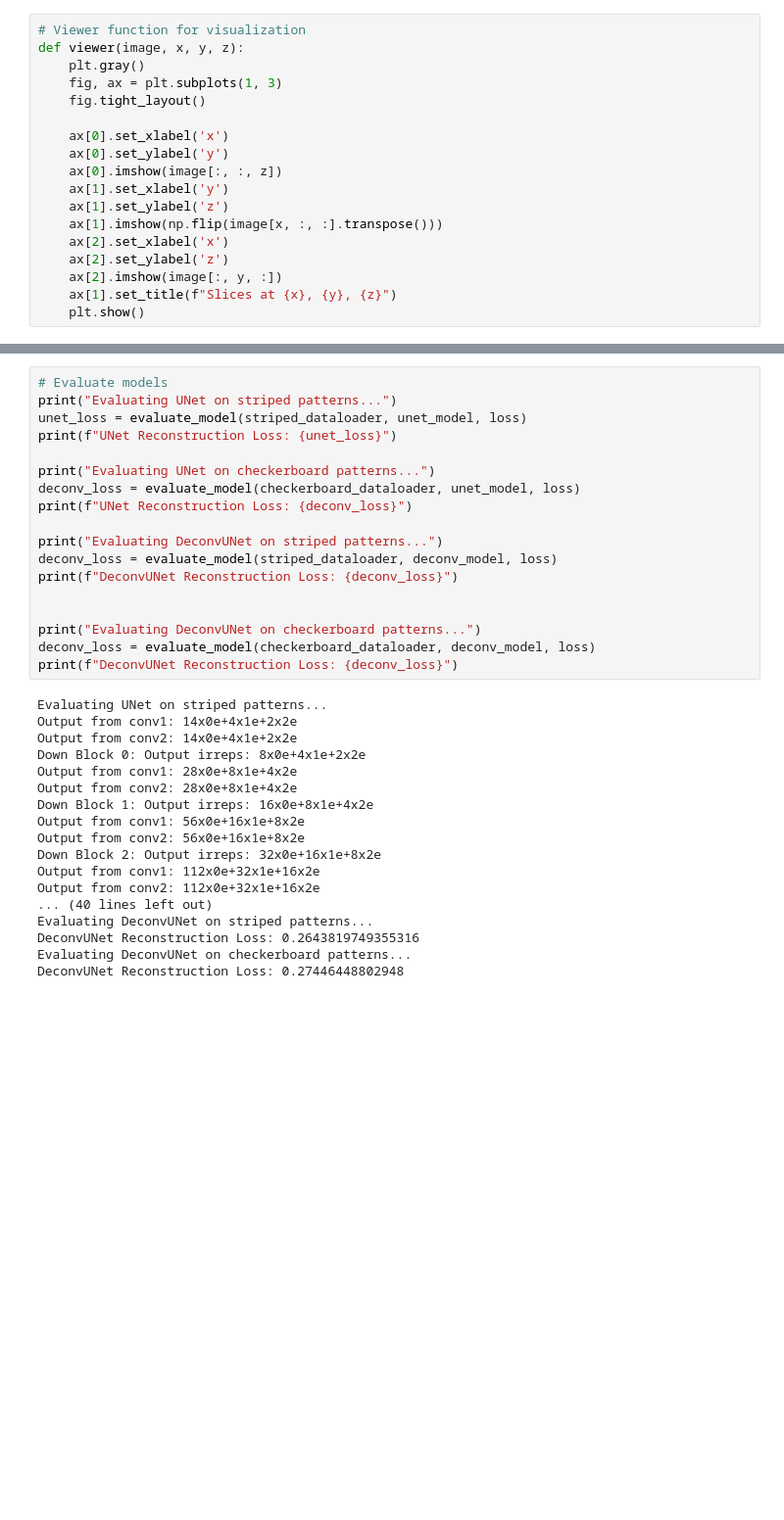
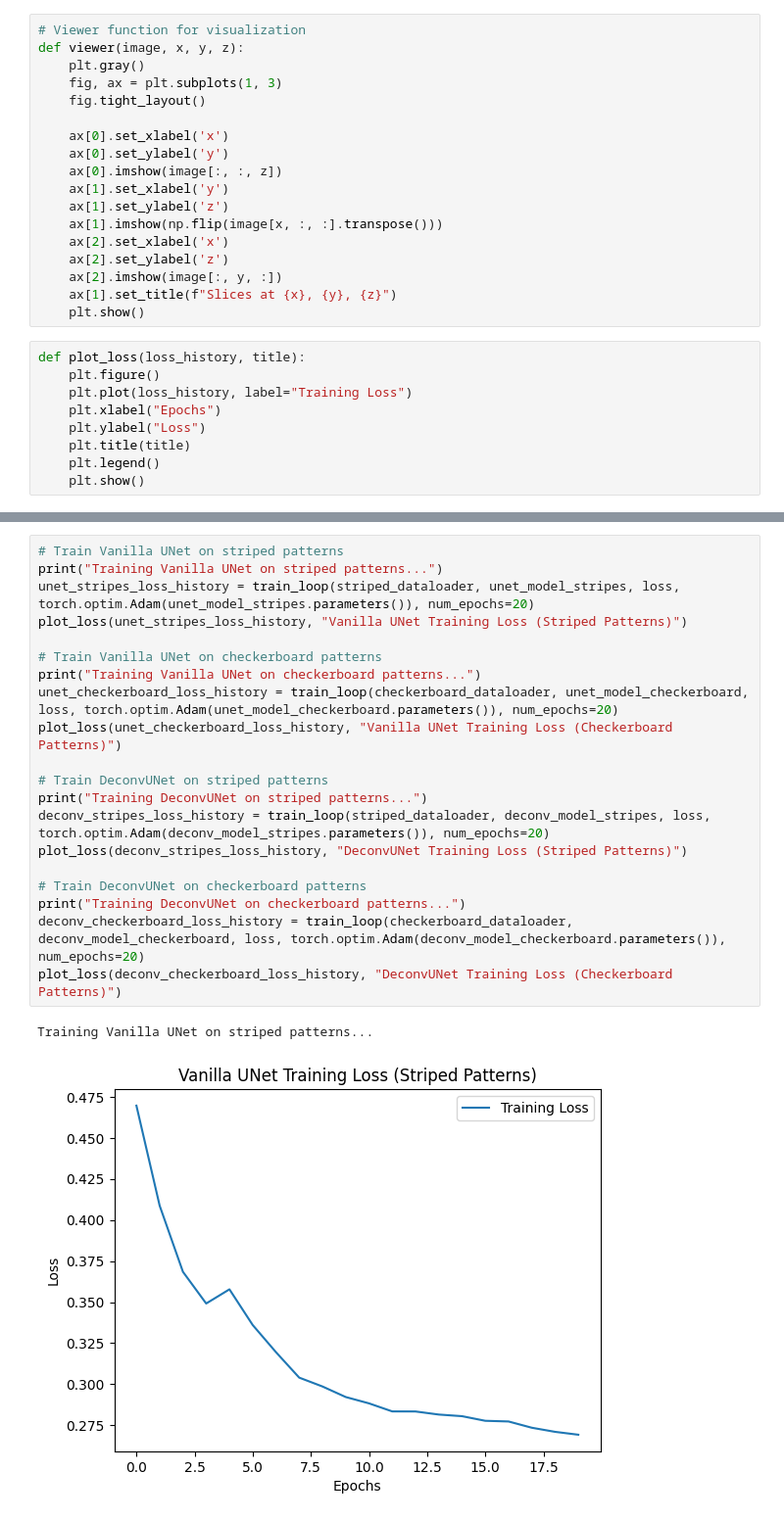
Before and after one commit to songk42/6.7960-final-project, a Jupyter notebook: Unet_deconv_experiments.ipynb, the cells around one changed output, grey strips where cells are left out. Shown at 98% size. Saved outputs shown, nothing was run; the diff lists cells and outputs as text; blank space fills up the shorter version.

```diff
--- a/Unet_deconv_experiments.ipynb
+++ b/Unet_deconv_experiments.ipynb
@@ -78,6 +114,15 @@ def viewer(image, x, y, z):
     ax[2].imshow(image[:, y, :])
     ax[1].set_title(f"Slices at {x}, {y}, {z}")
     plt.show()
+# %%
+def plot_loss(loss_history, title):
+    plt.figure()
+    plt.plot(loss_history, label="Training Loss")
+    plt.xlabel("Epochs")
+    plt.ylabel("Loss")
+    plt.title(title)
+    plt.legend()
+    plt.show()
 # %%
 device = "cuda" if torch.cuda.is_available() else "cpu"
 
@@ -248,36 +157,23 @@ Training DeconvUNet on checkerboard patterns...
-# %%
-# Evaluate models
-print("Evaluating UNet on striped patterns...")
-unet_loss = evaluate_model(striped_dataloader, unet_model, loss)
-print(f"UNet Reconstruction Loss: {unet_loss}")
-
-print("Evaluating UNet on checkerboard patterns...")
-deconv_loss = evaluate_model(checkerboard_dataloader, unet_model, loss)
-print(f"UNet Reconstruction Loss: {deconv_loss}")
-
-print("Evaluating DeconvUNet on striped patterns...")
-deconv_loss = evaluate_model(striped_dataloader, deconv_model, loss)
-print(f"DeconvUNet Reconstruction Loss: {deconv_loss}")
-
-
-print("Evaluating DeconvUNet on checkerboard patterns...")
-deconv_loss = evaluate_model(checkerboard_dataloader, deconv_model, loss)
-print(f"DeconvUNet Reconstruction Loss: {deconv_loss}")
-# %% [output]
-Evaluating UNet on striped patterns...
-Output from conv1: 14x0e+4x1e+2x2e
-Output from conv2: 14x0e+4x1e+2x2e
-Down Block 0: Output irreps: 8x0e+4x1e+2x2e
-Output from conv1: 28x0e+8x1e+4x2e
-Output from conv2: 28x0e+8x1e+4x2e
-Down Block 1: Output irreps: 16x0e+8x1e+4x2e
-Output from conv1: 56x0e+16x1e+8x2e
-Output from conv2: 56x0e+16x1e+8x2e
-Down Block 2: Output irreps: 32x0e+16x1e+8x2e
-Output from conv1: 112x0e+32x1e+16x2e
-Output from conv2: 112x0e+32x1e+16x2e
-... (40 lines left out)
-Evaluating DeconvUNet on striped patterns...
-DeconvUNet Reconstruction Loss: 0.2643819749355316
-Evaluating DeconvUNet on checkerboard patterns...
-DeconvUNet Reconstruction Loss: 0.27446448802948
+# %%
+# Train Vanilla UNet on striped patterns
+print("Training Vanilla UNet on striped patterns...")
+unet_stripes_loss_history = train_loop(striped_dataloader, unet_model_stripes, loss, torch.optim.Adam(unet_model_stripes.parameters()), num_epochs=20)
+plot_loss(unet_stripes_loss_history, "Vanilla UNet Training Loss (Striped Patterns)")
+
+# Train Vanilla UNet on checkerboard patterns
+print("Training Vanilla UNet on checkerboard patterns...")
+unet_checkerboard_loss_history = train_loop(checkerboard_dataloader, unet_model_checkerboard, loss, torch.optim.Adam(unet_model_checkerboard.parameters()), num_epochs=20)
+plot_loss(unet_checkerboard_loss_history, "Vanilla UNet Training Loss (Checkerboard Patterns)")
+
+# Train DeconvUNet on striped patterns
+print("Training DeconvUNet on striped patterns...")
+deconv_stripes_loss_history = train_loop(striped_dataloader, deconv_model_stripes, loss, torch.optim.Adam(deconv_model_stripes.parameters()), num_epochs=20)
+plot_loss(deconv_stripes_loss_history, "DeconvUNet Training Loss (Striped Patterns)")
+
+# Train DeconvUNet on checkerboard patterns
+print("Training DeconvUNet on checkerboard patterns...")
+deconv_checkerboard_loss_history = train_loop(checkerboard_dataloader, deconv_model_checkerboard, loss, torch.optim.Adam(deconv_model_checkerboard.parameters()), num_epochs=20)
+plot_loss(deconv_checkerboard_loss_history, "DeconvUNet Training Loss (Checkerboard Patterns)")
+# %% [output]
+Training Vanilla UNet on striped patterns...
+[figure, added]
```
Also changed, not shown: parts of 9 cells of this notebook.
